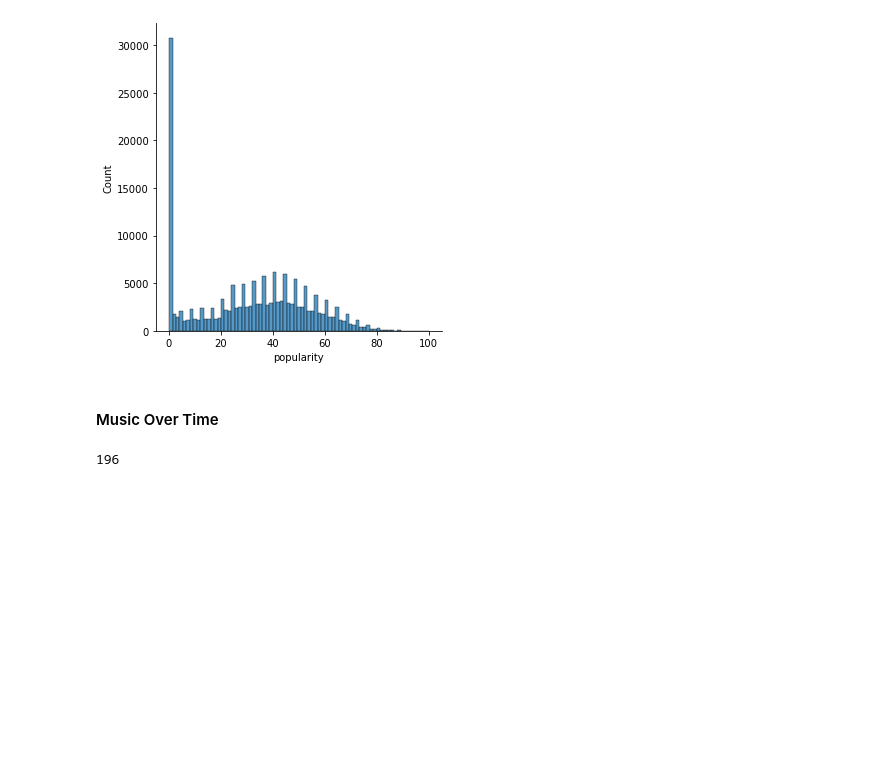
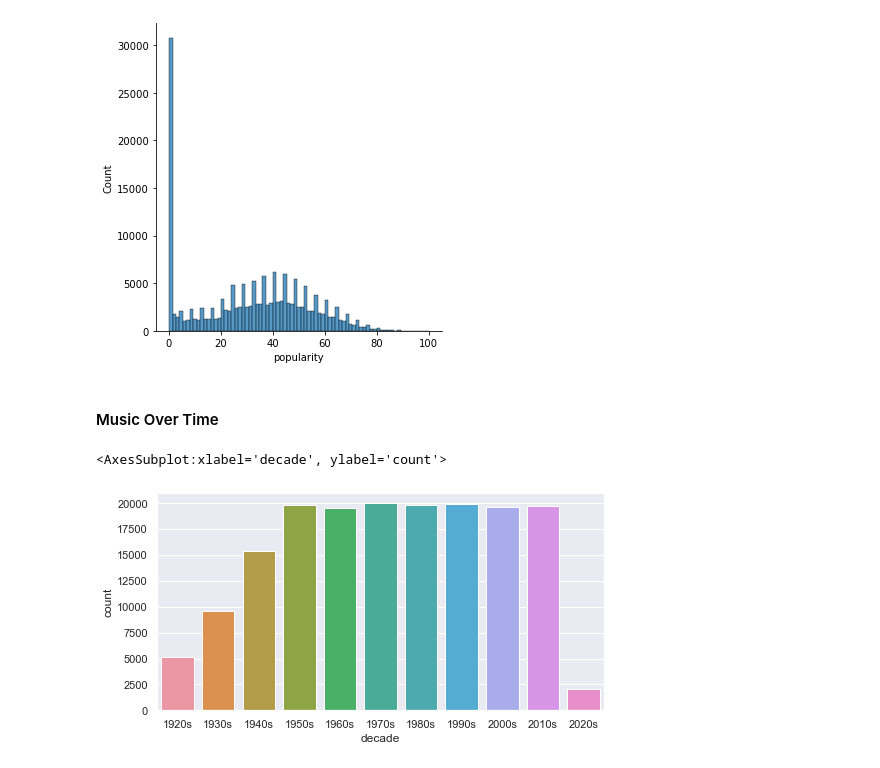
Before and after one commit to nickelworks/spotify_track_analysis, a Jupyter notebook: initial_data_read.ipynb, the cells around one changed output. Cells and saved outputs as stored; diff of their text form; code cells hidden in the pictures; blank space fills up the shorter version.

Commit message:
fourth commit, updating the initial data read file with charts from plotly express wooot

```diff
--- a/initial_data_read.ipynb
+++ b/initial_data_read.ipynb
@@ -116,7 +116,11 @@ def get_decade(year):
     decade = "{}s".format(period_start)
 
     return decade
-# %%
-int(196.6)
-# %% [output]
-196
+# %%
+spotify_data['decade'] = spotify_data['year'].apply(get_decade)
+# %%
+sns.set(rc={'figure.figsize':(8,4)})
+sns.countplot(spotify_data['decade'])
+# %% [output]
+<AxesSubplot:xlabel='decade', ylabel='count'>
+[figure, added]
```
Also changed, not shown: parts of 2 cells of this notebook.
